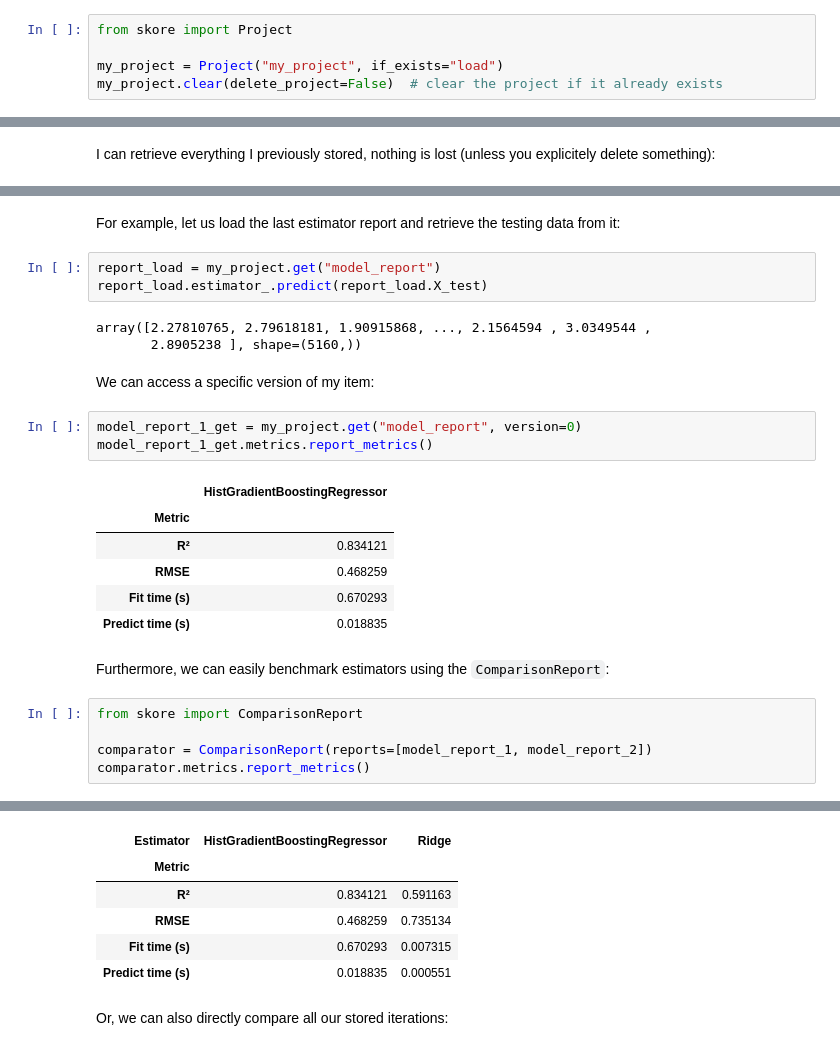
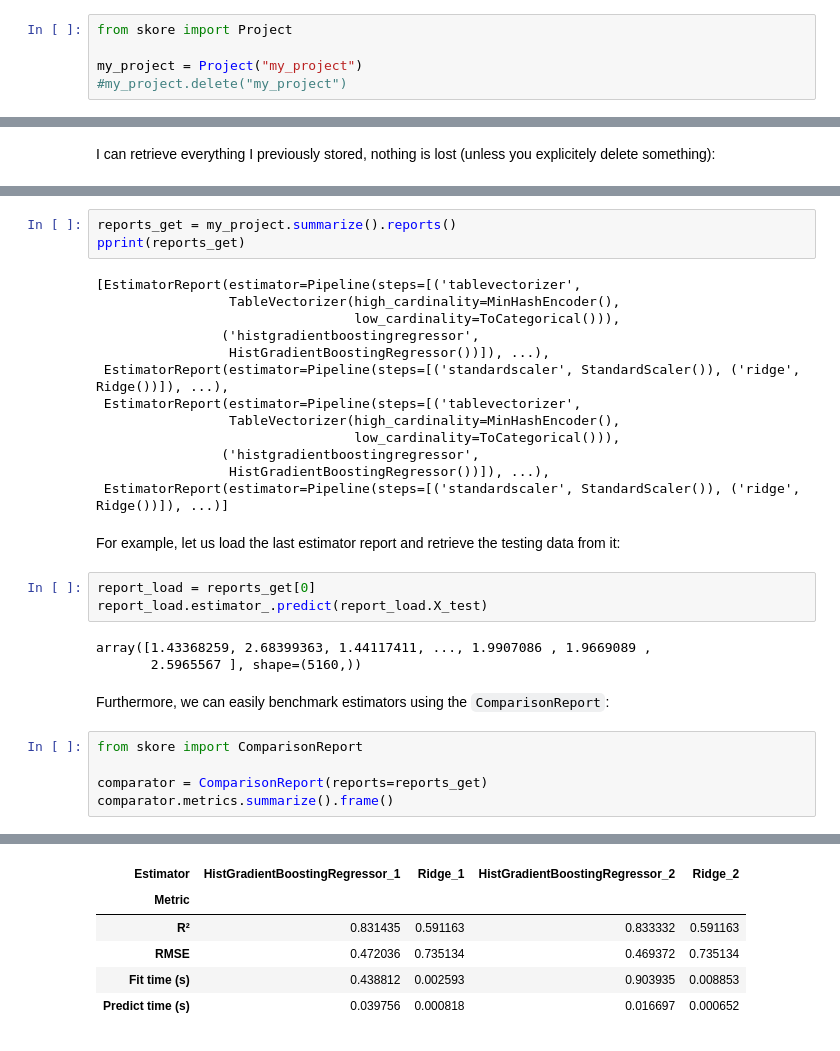
Before and after one commit to sylvaincom/skore_demo, a Jupyter notebook: demo.ipynb, the cells around one changed output, grey strips where cells are left out. Cells and saved outputs as stored; diff of their text form.

```diff
--- a/demo.ipynb
+++ b/demo.ipynb
@@ -144,6 +164,6 @@ Let us create a skore project:
 # %%
 from skore import Project
 
-my_project = Project("my_project", if_exists="load")
-my_project.clear(delete_project=False)  # clear the project if it already exists
+my_project = Project("my_project")
+#my_project.delete("my_project")
 # %% [markdown]
@@ -239,38 +233,40 @@ my_project.get("report_metrics", version="all", metadata="all")
+# %%
+reports_get = my_project.summarize().reports()
+pprint(reports_get)
+# %% [output]
+[EstimatorReport(estimator=Pipeline(steps=[('tablevectorizer',
+                 TableVectorizer(high_cardinality=MinHashEncoder(),
+                                 low_cardinality=ToCategorical())),
+                ('histgradientboostingregressor',
+                 HistGradientBoostingRegressor())]), ...),
+ EstimatorReport(estimator=Pipeline(steps=[('standardscaler', StandardScaler()), ('ridge', Ridge())]), ...),
+ EstimatorReport(estimator=Pipeline(steps=[('tablevectorizer',
+                 TableVectorizer(high_cardinality=MinHashEncoder(),
+                                 low_cardinality=ToCategorical())),
+                ('histgradientboostingregressor',
+                 HistGradientBoostingRegressor())]), ...),
+ EstimatorReport(estimator=Pipeline(steps=[('standardscaler', StandardScaler()), ('ridge', Ridge())]), ...)]
 # %% [markdown]
 For example, let us load the last estimator report and retrieve the testing data from it:
 # %%
-report_load = my_project.get("model_report")
+report_load = reports_get[0]
 report_load.estimator_.predict(report_load.X_test)
 # %% [output]
-array([2.27810765, 2.79618181, 1.90915868, ..., 2.1564594 , 3.0349544 ,
-       2.8905238 ], shape=(5160,))
+array([1.43368259, 2.68399363, 1.44117411, ..., 1.9907086 , 1.9669089 ,
+       2.5965567 ], shape=(5160,))
-# %% [markdown]
-We can access a specific version of my item:
-# %%
-model_report_1_get = my_project.get("model_report", version=0)
-model_report_1_get.metrics.report_metrics()
-# %% [output]
-|  | HistGradientBoostingRegressor |
-| Metric |  |
-| R² | 0.834121 |
-| RMSE | 0.468259 |
-| Fit time (s) | 0.670293 |
-| Predict time (s) | 0.018835 |
 # %% [markdown]
 Furthermore, we can easily benchmark estimators using the `ComparisonReport`:
 # %%
 from skore import ComparisonReport
 
-comparator = ComparisonReport(reports=[model_report_1, model_report_2])
-comparator.metrics.report_metrics()
+comparator = ComparisonReport(reports=reports_get)
+comparator.metrics.summarize().frame()
 # %% [output]
 [interactive output not drawn]
 [interactive output not drawn]
-| Estimator | HistGradientBoostingRegressor | Ridge |
-| Metric |  |  |
-| R² | 0.834121 | 0.591163 |
-| RMSE | 0.468259 | 0.735134 |
-| Fit time (s) | 0.670293 | 0.007315 |
-| Predict time (s) | 0.018835 | 0.000551 |
+| Estimator | HistGradientBoostingRegressor_1 | Ridge_1 | HistGradientBoostingRegressor_2 | Ridge_2 |
+| Metric |  |  |  |  |
+| R² | 0.831435 | 0.591163 | 0.833332 | 0.591163 |
+| RMSE | 0.472036 | 0.735134 | 0.469372 | 0.735134 |
+| Fit time (s) | 0.438812 | 0.002593 | 0.903935 | 0.008853 |
+| Predict time (s) | 0.039756 | 0.000818 | 0.016697 | 0.000652 |
-# %% [markdown]
-Or, we can also directly compare all our stored iterations:
```
Also changed, not shown: parts of 28 cells of this notebook, 1 other file.
